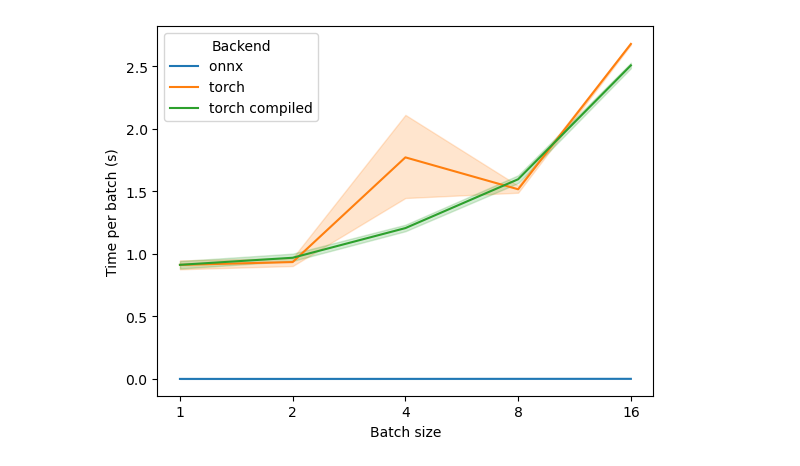
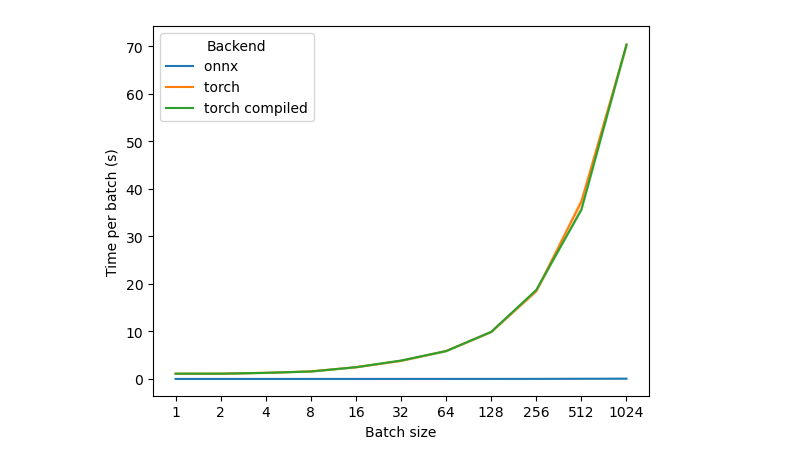
Before and after one commit to mortonjt/tm-vec, a Jupyter notebook: notebooks/benchmark_vis.ipynb, the cells around one changed output. Cells and saved outputs as stored; diff of their text form; code cells hidden in the pictures.

```diff
--- a/notebooks/benchmark_vis.ipynb
+++ b/notebooks/benchmark_vis.ipynb
@@ -19,14 +19,16 @@ for file in tqdm(files):
     params = data['params']
     model_load_time = data['model_load_time']
 
-    for i, batch_time in enumerate(data['batch_times']):
-        trial = {**params, 'batch_time': batch_time, 'trial': i,
+    for i, (batch_time, ram) in enumerate(zip(data['batch_times'],
+                                              data['batch_ram_usages'])):
+
+        trial = {**params, 'batch_time': batch_time, 'trial': i, 'ram': ram,
                 'model_loading_time': model_load_time}
         trials.append(trial)
 # %%
 # Create a Pandas DataFrame from the list of dictionaries
 df_full = pd.DataFrame(trials)
-df = df_full.query("batch_size < 64")
+df = df_full
 # %%
 # convert backend and compile to single column
 df['backend_full'] = df['backend'].str.cat(df['compile'].replace(1, 'compiled').replace(0, ''), sep=' ')
@@ -39,19 +35,18 @@ See the caveats in the documentation: https://pandas.pydata.org/pandas-docs/stab
 # %%
 single_thread = df.query("threads == 1")
 
 sns.lineplot(x='batch_size', y='batch_time', hue='backend_full', data=single_thread)
 # convert x axis to only logs of 2
 plt.xscale('log', base=2)
 # change x axis labels to be more readable
-plt.xticks([2**i for i in range(0, 5)], [2**i for i in range(0, 5)])
+plt.xticks([2**i for i in range(0, 11)], [2**i for i in range(0, 11)])
 plt.xlabel('Batch size')
 plt.ylabel('Time per batch (s)')
 # change legend title
 plt.legend(title='Backend')
-plt.savefig(os.path.join(figure_folder, 'batch_time_vs_batch_size.png'),
-            bbox_inches='tight', dpi=300)
+plt.savefig(os.path.join(figure_folder, 'batch_time_vs_batch_size.png'))
 # %% [output]
-[figure, old version]
+[figure, new version]
 # %%
 # calculate speedup of onnx vs torch among the same trials
 onnx = df.query("backend == 'onnx'")
```
Also changed, not shown: parts of 5 cells of this notebook, 8 other files.
